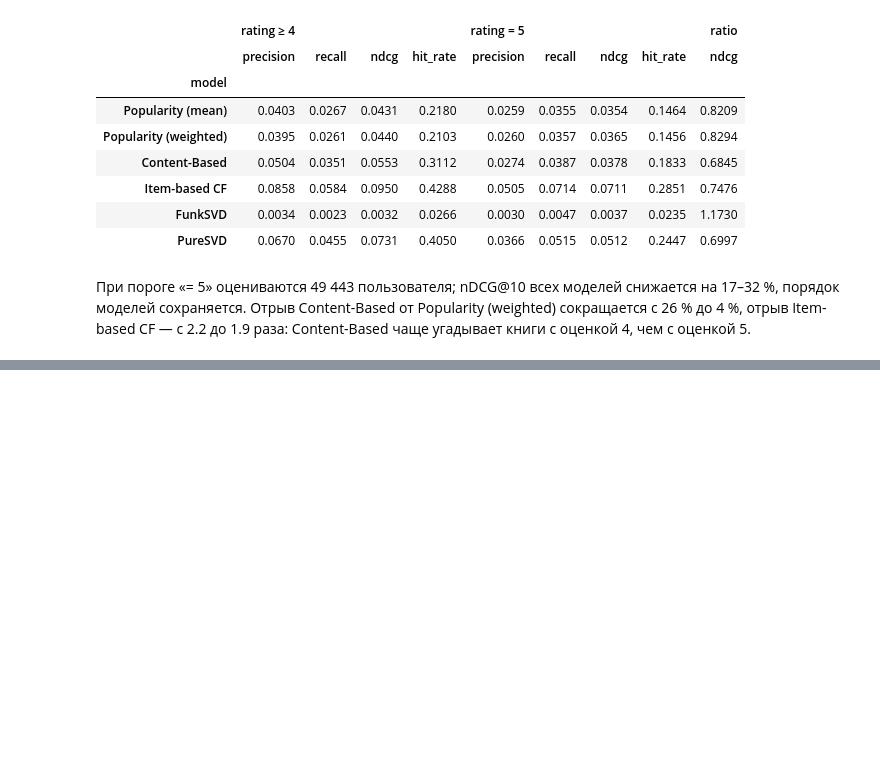
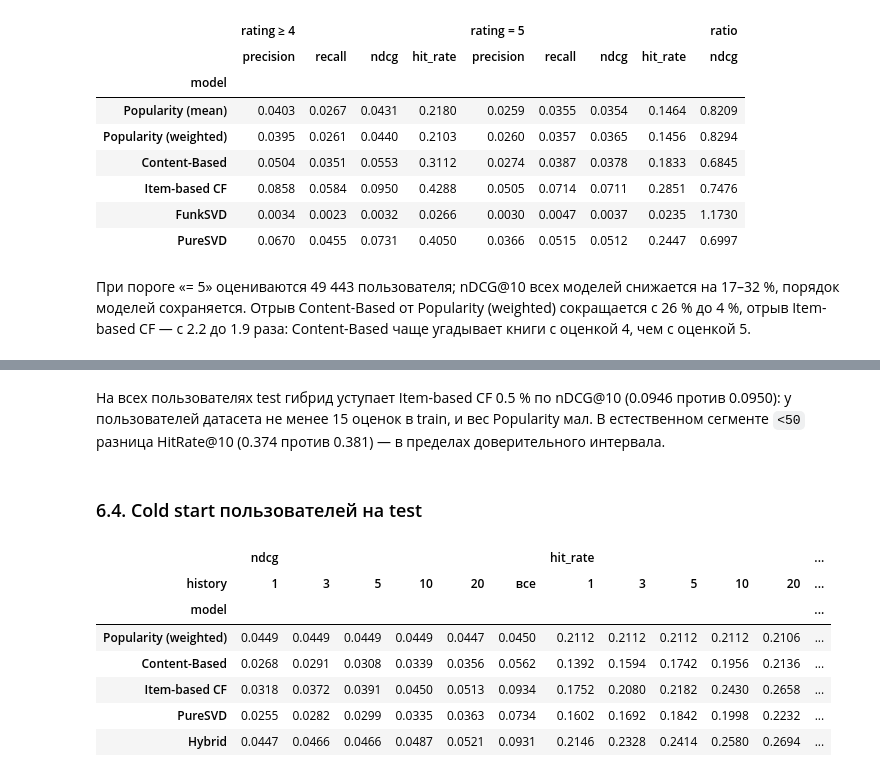
Before and after one commit to a-kapset/Rec_Systems_HW1, a Jupyter notebook: notebooks/goodbooks_recsys.ipynb, the cells around one changed output, grey strips where cells are left out. Saved outputs shown, nothing was run; the diff lists cells and outputs as text; code cells hidden in the pictures; blank space fills up the shorter version.

```diff
--- a/notebooks/goodbooks_recsys.ipynb
+++ b/notebooks/goodbooks_recsys.ipynb
@@ -1193,0 +1314,27 @@ threshold_table
+# %% [markdown]
+На всех пользователях test гибрид уступает Item-based CF 0.5 % по nDCG@10 (0.0946 против 0.0950): у пользователей датасета не менее 15 оценок в train, и вес Popularity мал. В естественном сегменте `<50` разница HitRate@10 (0.374 против 0.381) — в пределах доверительного интервала.
+# %% [markdown]
+### 6.4. Cold start пользователей на test
+# %%
+cold_users = cold_start.sample_users(test_set.user_ids)
+test_histories = cold_start.evaluate_histories(
+    outer.train, test_set, cold_users, dataset.books, book_tags
+)
+cold_full_models = {
+    name: final_models[name]
+    for name in ("Popularity (weighted)", "Content-Based", "Item-based CF", "PureSVD")
+} | {"Hybrid": hybrid}
+cold_full = cold_start.evaluate_models(cold_full_models, evaluation.subset(test_set, cold_users))
+cold_table = pd.concat([test_histories, pd.concat({"все": cold_full}, names=["history"]).swaplevel()])
+cold_table.reset_index().pivot_table(
+    index="model", columns="history", values=["ndcg", "hit_rate", "coverage"], sort=False
+)
+# %% [output]
+|  | ndcg |  |  |  |  |  | hit_rate |  |  |  |  | ... |
+| history | 1 | 3 | 5 | 10 | 20 | все | 1 | 3 | 5 | 10 | 20 | ... |
+| model |  |  |  |  |  |  |  |  |  |  |  | ... |
+| Popularity (weighted) | 0.0449 | 0.0449 | 0.0449 | 0.0449 | 0.0447 | 0.0450 | 0.2112 | 0.2112 | 0.2112 | 0.2112 | 0.2106 | ... |
+| Content-Based | 0.0268 | 0.0291 | 0.0308 | 0.0339 | 0.0356 | 0.0562 | 0.1392 | 0.1594 | 0.1742 | 0.1956 | 0.2136 | ... |
+| Item-based CF | 0.0318 | 0.0372 | 0.0391 | 0.0450 | 0.0513 | 0.0934 | 0.1752 | 0.2080 | 0.2182 | 0.2430 | 0.2658 | ... |
+| PureSVD | 0.0255 | 0.0282 | 0.0299 | 0.0335 | 0.0363 | 0.0734 | 0.1602 | 0.1692 | 0.1842 | 0.1998 | 0.2232 | ... |
+| Hybrid | 0.0447 | 0.0466 | 0.0466 | 0.0487 | 0.0521 | 0.0931 | 0.2146 | 0.2328 | 0.2414 | 0.2580 | 0.2694 | ... |
```
Also changed, not shown: parts of 21 cells of this notebook, 8 other files.
